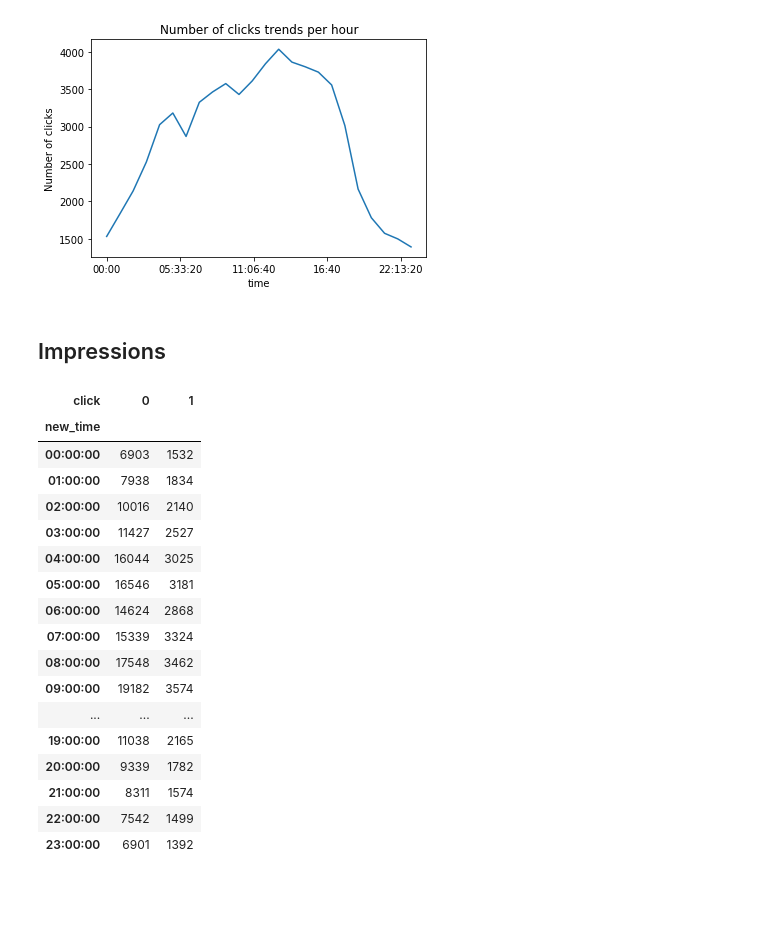
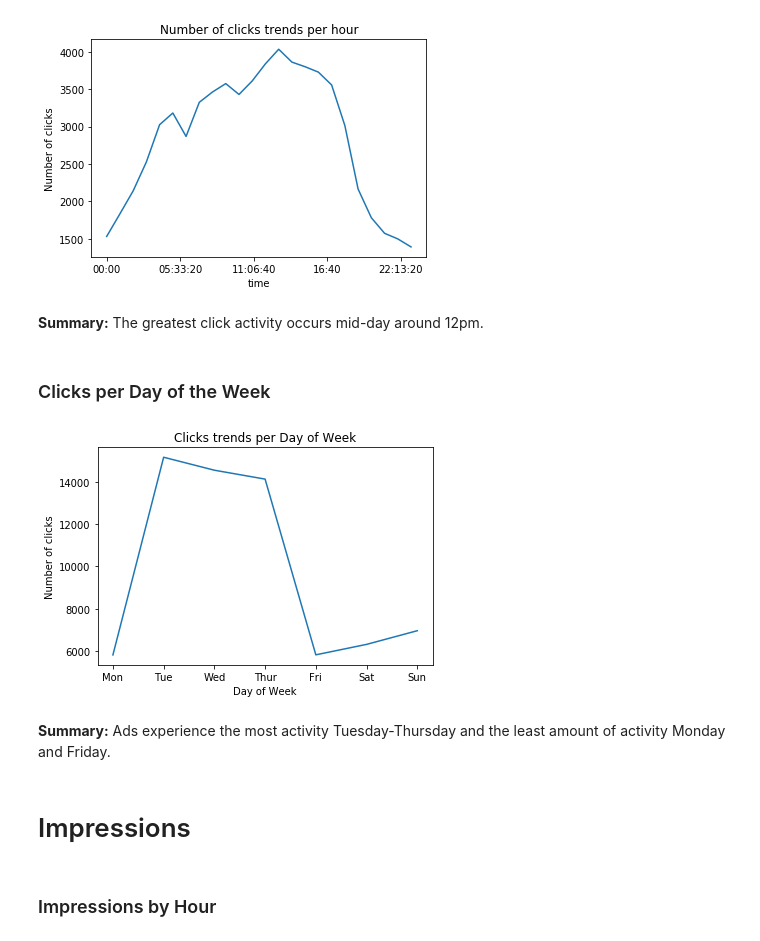
Before and after one commit to kanalyzers/ad_optimization, a Jupyter notebook: notebooks/julia_book.ipynb, the cells around one changed output. Cells and saved outputs as stored; diff of their text form; code cells hidden in the pictures; blank space fills up the shorter version.

```diff
--- a/notebooks/julia_book.ipynb
+++ b/notebooks/julia_book.ipynb
@@ -263,30 +266,33 @@ plt.title('Number of clicks trends per hour')
 plt.figsize=(12,6)
 # %% [output]
 [figure]
+# %% [markdown]
+**Summary:** The greatest click activity occurs mid-day around 12pm.
+# %% [markdown]
+### Clicks per Day of the Week
+# %%
+clicks_per_dow = sub_df.groupby('day_of_week').agg({'click':'sum'})
+plt.plot(clicks_per_dow)
+x = ['Mon', 'Tue', 'Wed','Thur','Fri','Sat','Sun']
+plt.xticks(range(7), x)
+
+plt.ylabel('Number of clicks')
+plt.xlabel('Day of Week')
+plt.title('Clicks trends per Day of Week')
+plt.figsize=(12,6)
+plt.show()
+# %% [output]
+[figure, added]
+# %% [markdown]
+**Summary:** Ads experience the most activity Tuesday-Thursday and the least amount of activity Monday and Friday.
 # %% [markdown]
-## Impressions
+# Impressions
+# %% [markdown]
+### Impressions by Hour
 # %%
 # ORDER MATTERS
 click_per_view_per_hour = sub_df.groupby(['new_time','click']).size().unstack()
-click_per_view_per_hour
+click_per_view_per_hour['total'] = click_per_view_per_hour.sum(axis=1)
+# click_per_view_per_hour
-# %% [output]
-| click | 0 | 1 |
-| new_time |  |  |
-| 00:00:00 | 6903 | 1532 |
-| 01:00:00 | 7938 | 1834 |
-| 02:00:00 | 10016 | 2140 |
-| 03:00:00 | 11427 | 2527 |
-| 04:00:00 | 16044 | 3025 |
-| 05:00:00 | 16546 | 3181 |
-| 06:00:00 | 14624 | 2868 |
-| 07:00:00 | 15339 | 3324 |
-| 08:00:00 | 17548 | 3462 |
-| 09:00:00 | 19182 | 3574 |
-| ... | ... | ... |
-| 19:00:00 | 11038 | 2165 |
-| 20:00:00 | 9339 | 1782 |
-| 21:00:00 | 8311 | 1574 |
-| 22:00:00 | 7542 | 1499 |
-| 23:00:00 | 6901 | 1392 |
 # %%
 # plt.plot(click_per_view_per_hour, figsize = (12,6))
```
Also changed, not shown: parts of 58 cells of this notebook.
